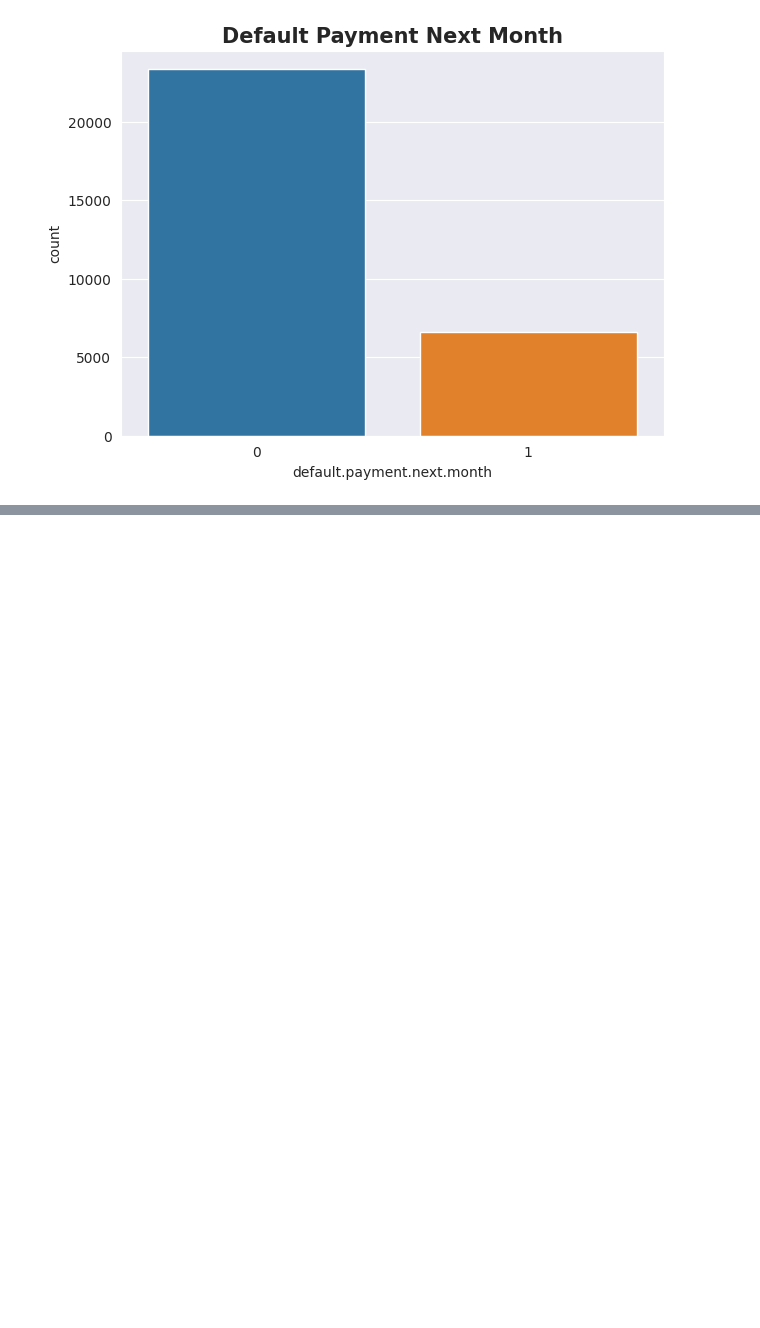
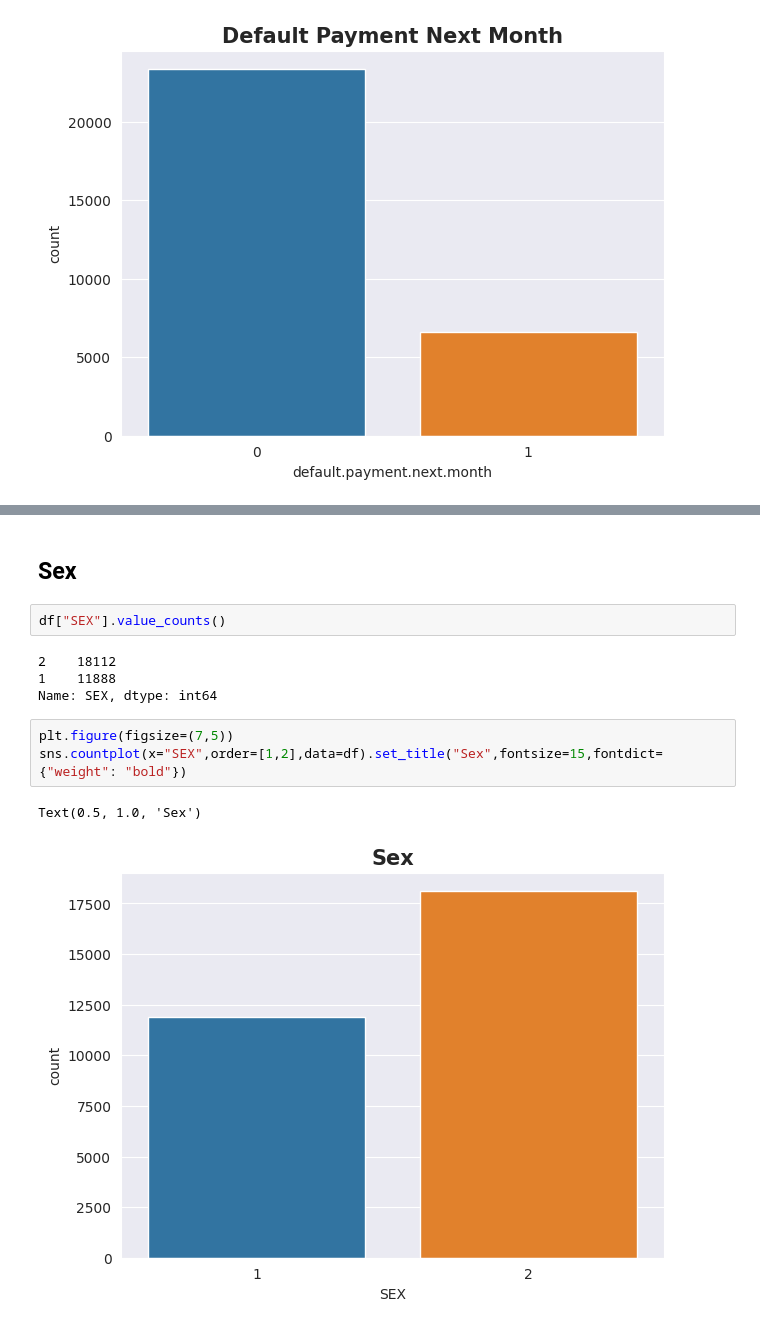
Before and after one commit to asif851/Credit-Card-Default-Prediction, a Jupyter notebook: Untitled.ipynb, the cells around one changed output, grey strips where cells are left out. Cells and saved outputs as stored; diff of their text form; blank space fills up the shorter version.

```diff
--- a/Untitled.ipynb
+++ b/Untitled.ipynb
@@ -124,0 +133,14 @@ Text(0.5, 1.0, 'Default Payment Next Month')
+# %% [markdown]
+## Sex
+# %%
+df["SEX"].value_counts()
+# %% [output]
+2    18112
+1    11888
+Name: SEX, dtype: int64
+# %%
+plt.figure(figsize=(7,5))
+sns.countplot(x="SEX",order=[1,2],data=df).set_title("Sex",fontsize=15,fontdict={"weight": "bold"})
+# %% [output]
+Text(0.5, 1.0, 'Sex')
+[figure, added]
```
Also changed, not shown: parts of 6 cells of this notebook.
